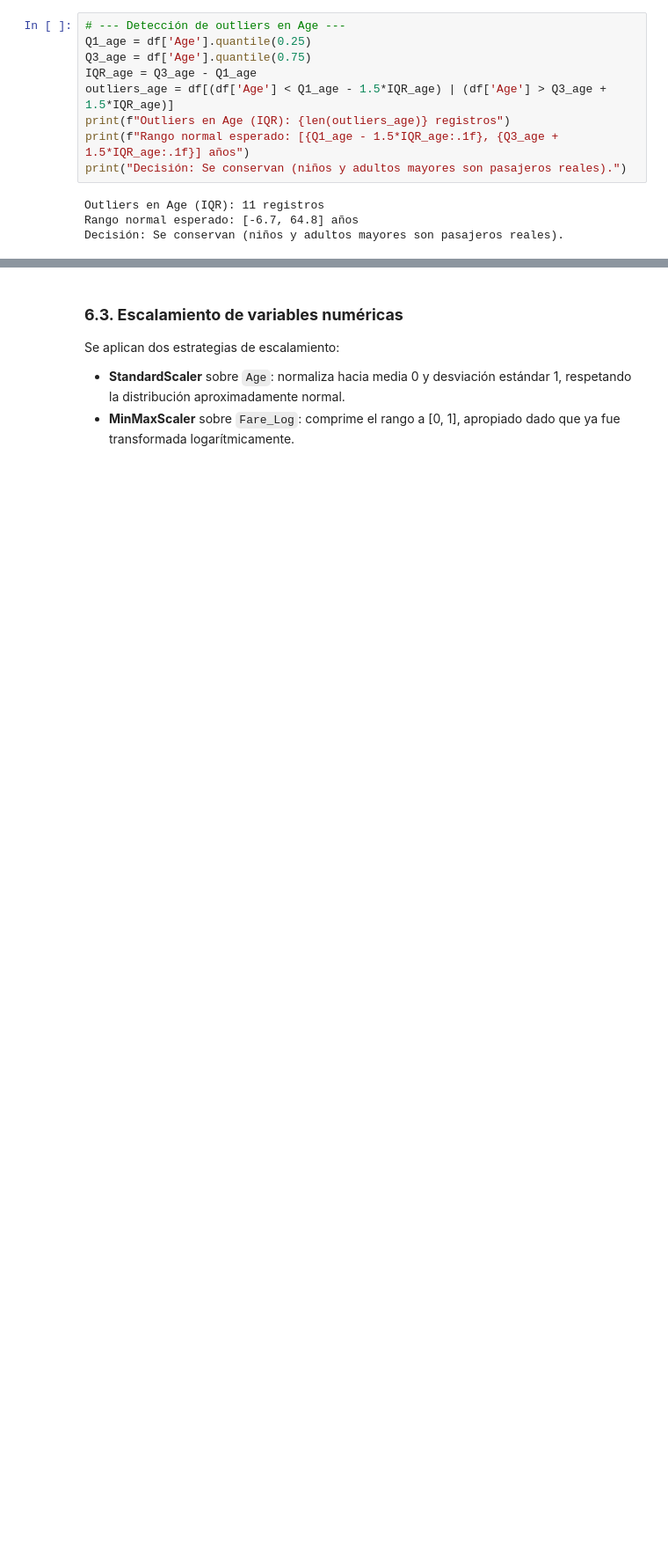
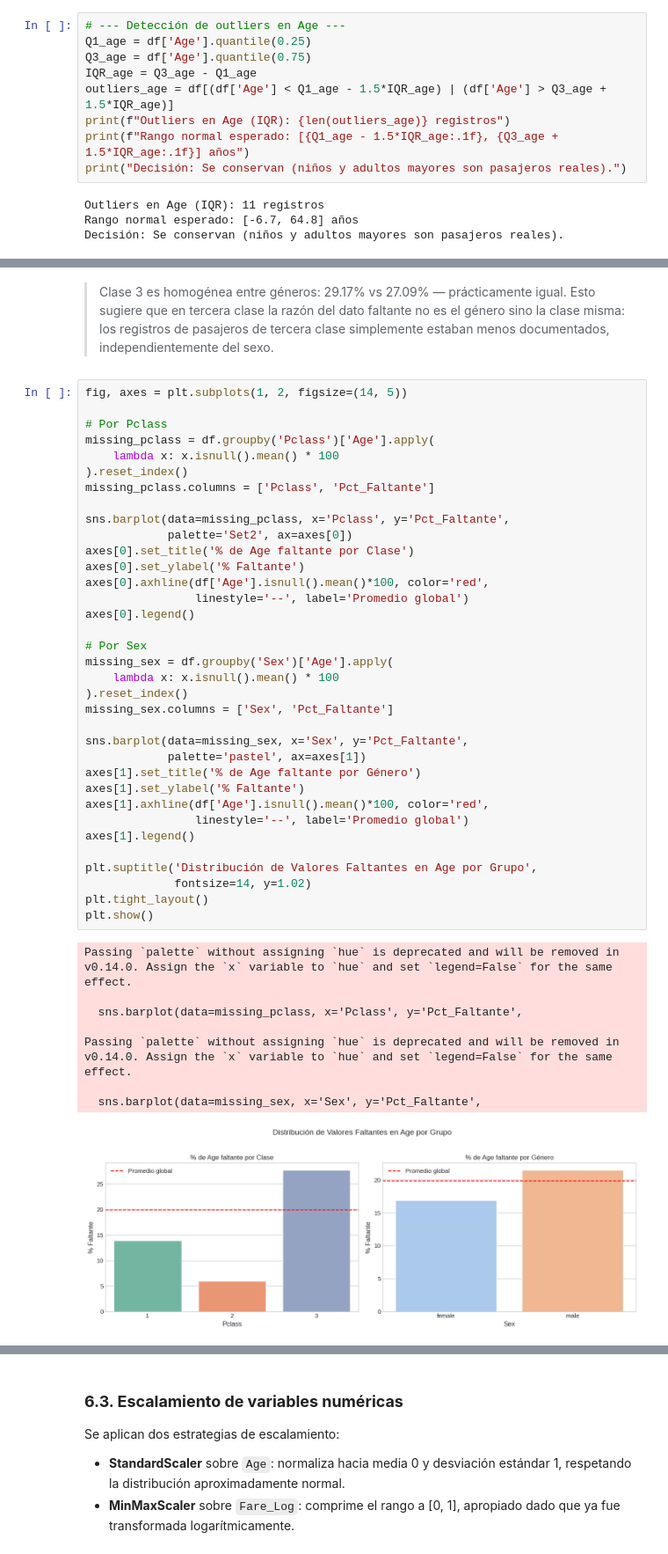
Before and after one commit to JuanMauwu/titanic-survival-analysis, a Jupyter notebook: proyecto_aula/py_Juan_Manuel_Velasquez_Vanessa_Tocasuche_analisis_sesgos_titanic.ipynb, the cells around one changed output, grey strips where cells are left out. Shown at 88% size. Saved outputs shown, nothing was run; the diff lists cells and outputs as text; blank space fills up the shorter version.

```diff
--- a/proyecto_aula/py_Juan_Manuel_Velasquez_Vanessa_Tocasuche_analisis_sesgos_titanic.ipynb
+++ b/proyecto_aula/py_Juan_Manuel_Velasquez_Vanessa_Tocasuche_analisis_sesgos_titanic.ipynb
@@ -427,0 +589,46 @@ Al aplicar una transformación logarítmica (`np.log1p`), logramos mitigar la as
+# %% [markdown]
+> Clase 3 es homogénea entre géneros: 29.17% vs 27.09% — prácticamente igual. Esto sugiere que en tercera clase la razón del dato faltante no es el género sino la clase misma: los registros de pasajeros de tercera clase simplemente estaban menos documentados, independientemente del sexo.
+# %%
+fig, axes = plt.subplots(1, 2, figsize=(14, 5))
+
+# Por Pclass
+missing_pclass = df.groupby('Pclass')['Age'].apply(
+    lambda x: x.isnull().mean() * 100
+).reset_index()
+missing_pclass.columns = ['Pclass', 'Pct_Faltante']
+
+sns.barplot(data=missing_pclass, x='Pclass', y='Pct_Faltante',
+            palette='Set2', ax=axes[0])
+axes[0].set_title('% de Age faltante por Clase')
+axes[0].set_ylabel('% Faltante')
+axes[0].axhline(df['Age'].isnull().mean()*100, color='red',
+                linestyle='--', label='Promedio global')
+axes[0].legend()
+
+# Por Sex
+missing_sex = df.groupby('Sex')['Age'].apply(
+    lambda x: x.isnull().mean() * 100
+).reset_index()
+missing_sex.columns = ['Sex', 'Pct_Faltante']
+
+sns.barplot(data=missing_sex, x='Sex', y='Pct_Faltante',
+            palette='pastel', ax=axes[1])
+axes[1].set_title('% de Age faltante por Género')
+axes[1].set_ylabel('% Faltante')
+axes[1].axhline(df['Age'].isnull().mean()*100, color='red',
+                linestyle='--', label='Promedio global')
+axes[1].legend()
+
+plt.suptitle('Distribución de Valores Faltantes en Age por Grupo',
+             fontsize=14, y=1.02)
+plt.tight_layout()
+plt.show()
+# %% [output]
+Passing `palette` without assigning `hue` is deprecated and will be removed in v0.14.0. Assign the `x` variable to `hue` and set `legend=False` for the same effect.
+
+  sns.barplot(data=missing_pclass, x='Pclass', y='Pct_Faltante',
+
+Passing `palette` without assigning `hue` is deprecated and will be removed in v0.14.0. Assign the `x` variable to `hue` and set `legend=False` for the same effect.
+
+  sns.barplot(data=missing_sex, x='Sex', y='Pct_Faltante',
+[figure, added]
```
Also changed, not shown: parts of 61 cells of this notebook, 2 other files.
